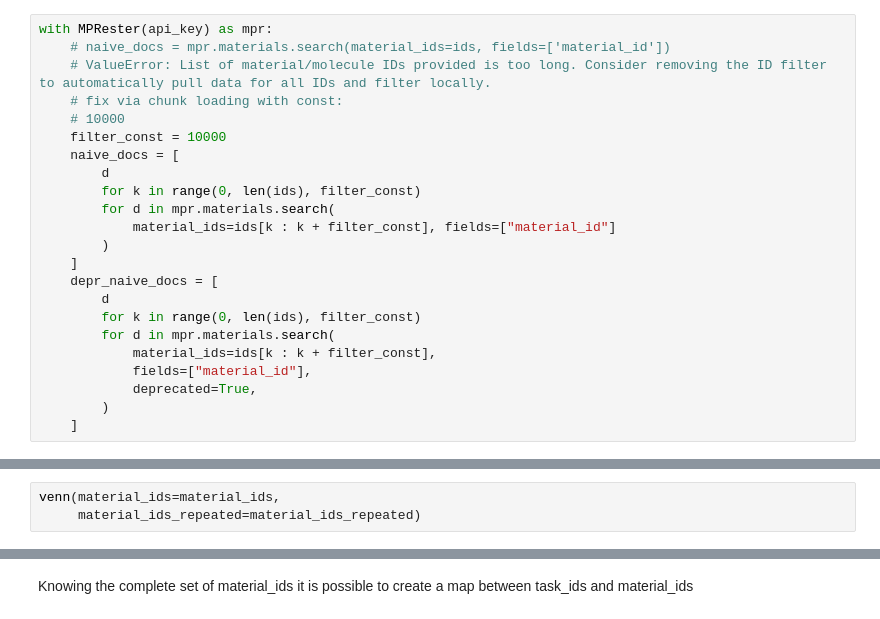
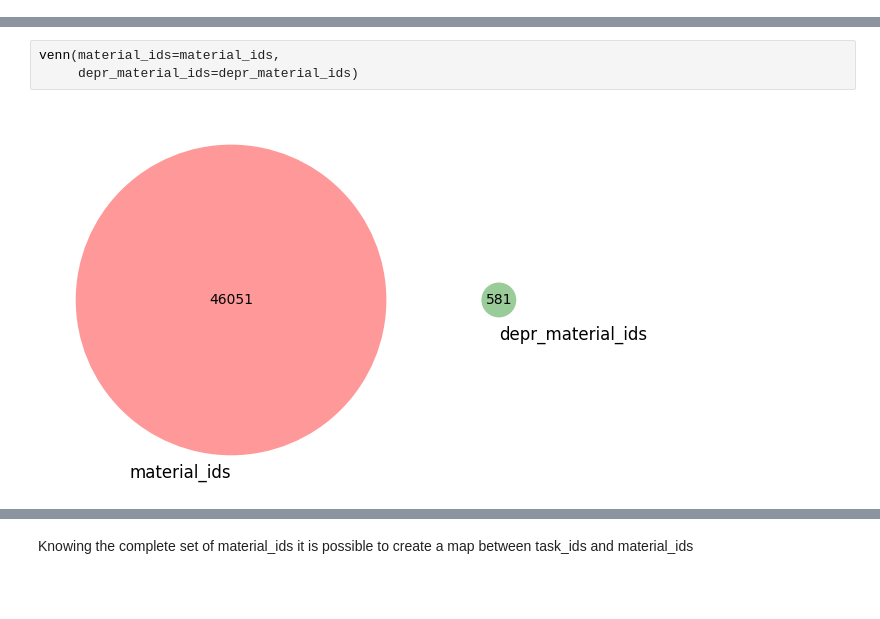
Before and after one commit to ricet8ur/rcgcnn, a Jupyter notebook: learn.ipynb, the cells around one changed output, grey strips where cells are left out. Cells and saved outputs as stored; diff of their text form; blank space fills up the shorter version.

```diff
--- a/learn.ipynb
+++ b/learn.ipynb
@@ -50,23 +78,0 @@ def get_duplicates_set(a: list):
-# %%
-with MPRester(api_key) as mpr:
-    # naive_docs = mpr.materials.search(material_ids=ids, fields=['material_id'])
-    # ValueError: List of material/molecule IDs provided is too long. Consider removing the ID filter to automatically pull data for all IDs and filter locally.
-    # fix via chunk loading with const:
-    # 10000
-    filter_const = 10000
-    naive_docs = [
-        d
-        for k in range(0, len(ids), filter_const)
-        for d in mpr.materials.search(
-            material_ids=ids[k : k + filter_const], fields=["material_id"]
-        )
-    ]
-    depr_naive_docs = [
-        d
-        for k in range(0, len(ids), filter_const)
-        for d in mpr.materials.search(
-            material_ids=ids[k : k + filter_const],
-            fields=["material_id"],
-            deprecated=True,
-        )
-    ]
@@ -114,3 +120,5 @@ venn(material_ids=material_ids,
 # %%
 venn(material_ids=material_ids,
-     material_ids_repeated=material_ids_repeated)
+     depr_material_ids=depr_material_ids)
+# %% [output]
+[figure, added]
```
Also changed, not shown: parts of 40 cells of this notebook.
